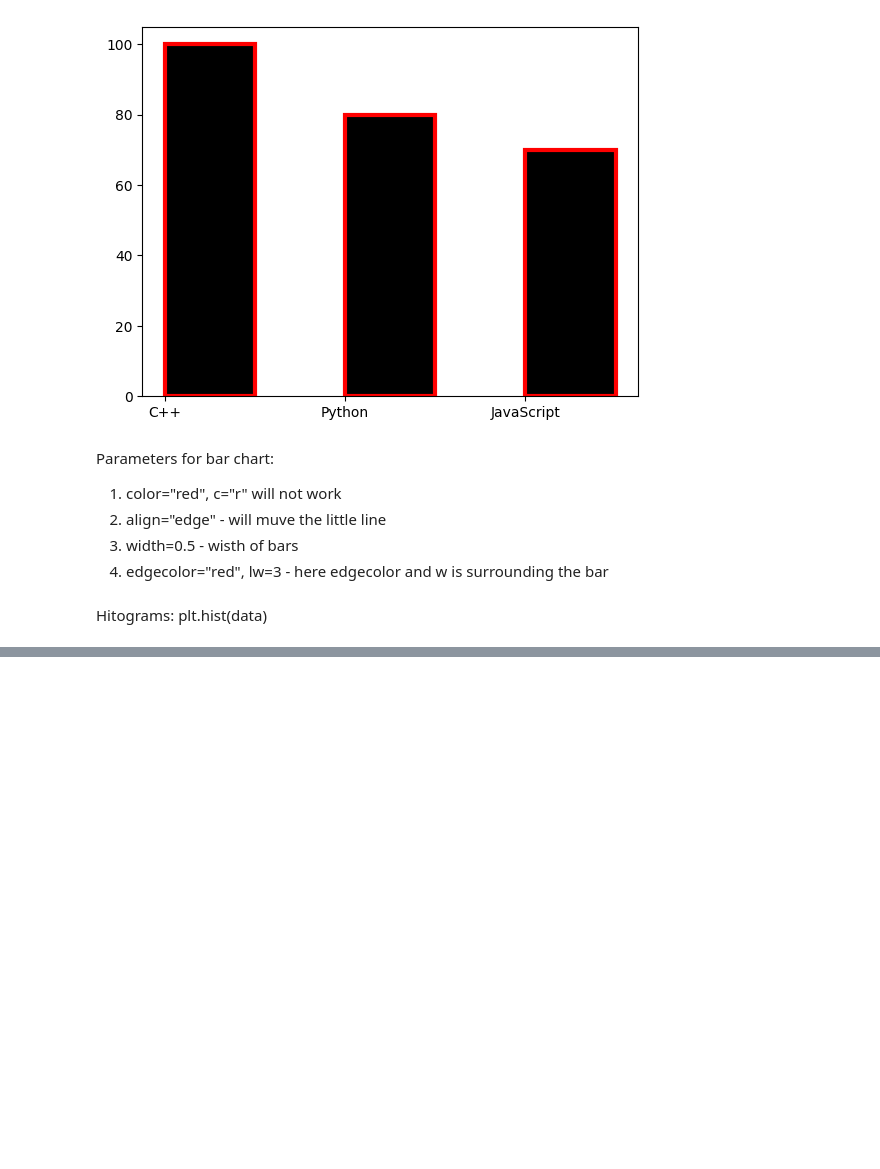
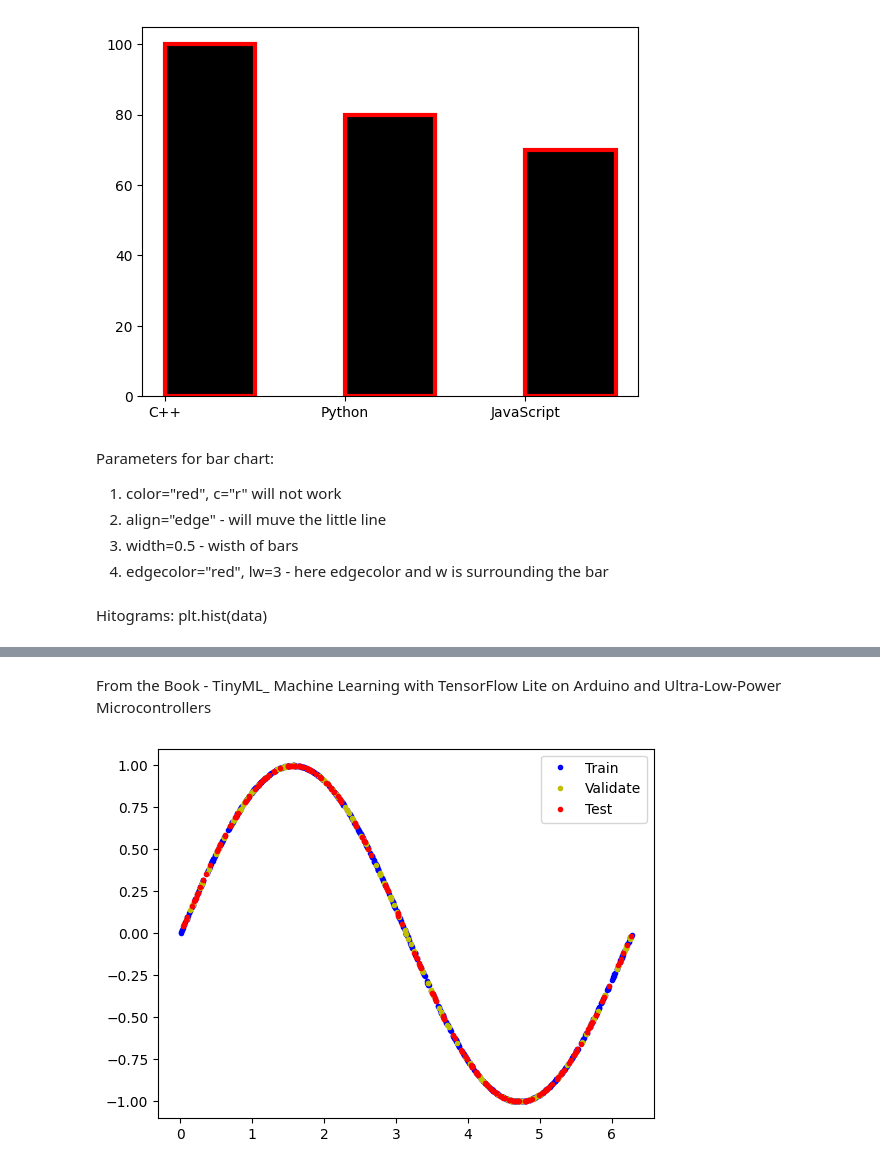
Before and after one commit to pauldebayan/ml_notebooks, a Jupyter notebook: Matplotlib.ipynb, the cells around one changed output, grey strips where cells are left out. Drawn from its saved outputs; the diff is of its cells as text; code cells hidden in the pictures; blank space fills up the shorter version.

```diff
--- a/Matplotlib.ipynb
+++ b/Matplotlib.ipynb
@@ -93,0 +94,37 @@ plt.hist(ages)
+# %% [markdown]
+From the Book - TinyML_ Machine Learning with TensorFlow Lite on Arduino and Ultra-Low-Power Microcontrollers
+# %%
+# We'll generate this many sample datapoints
+SAMPLES = 1000
+# Set a "seed" value, so we get the same random numbers each time we run this
+# notebook. Any number can be used here.
+SEED = 1337
+
+np.random.seed(SEED)
+
+# Generate a uniformly distributed set of random numbers in the range from
+# 0 to 2π, which covers a complete sine wave oscillation
+x_values = np.random.uniform(low=0, high=2*3.14, size=SAMPLES)
+# Shuffle the values to guarantee they're not in order
+np.random.shuffle(x_values)
+# Calculate the corresponding sine values
+y_values = np.sin(x_values)
+
+
+TRAIN_SPLIT = int(0.6 * SAMPLES)
+TEST_SPLIT = int(0.2 * SAMPLES + TRAIN_SPLIT)
+# Use np.split to chop our data into three parts.
+# The second argument to np.split is an array of indices where the data will be
+# split. We provide two indices, so the data will be divided into three chunks.
+x_train, x_validate, x_test = np.split(x_values, [TRAIN_SPLIT, TEST_SPLIT])
+y_train, y_validate, y_test = np.split(y_values, [TRAIN_SPLIT, TEST_SPLIT])
+# Double check that our splits add up correctly
+assert (x_train.size + x_validate.size + x_test.size) == SAMPLES
+# Plot the data in each partition in different colors:
+plt.plot(x_train, y_train, 'b.', label="Train")
+plt.plot(x_validate, y_validate, 'y.', label="Validate")
+plt.plot(x_test, y_test, 'r.', label="Test")
+plt.legend()
+plt.show()
+# %% [output]
+[figure, added]
```
Also changed, not shown: parts of 8 cells of this notebook.
